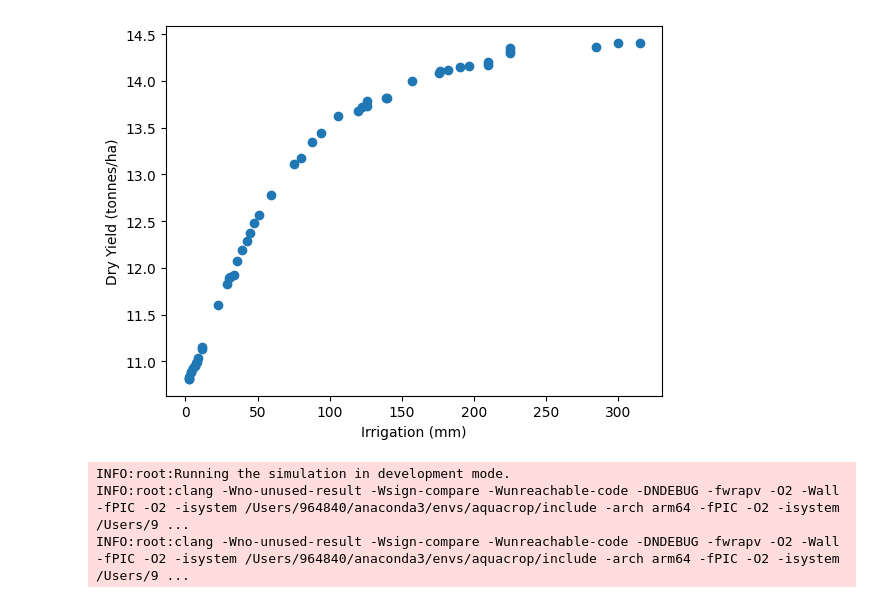
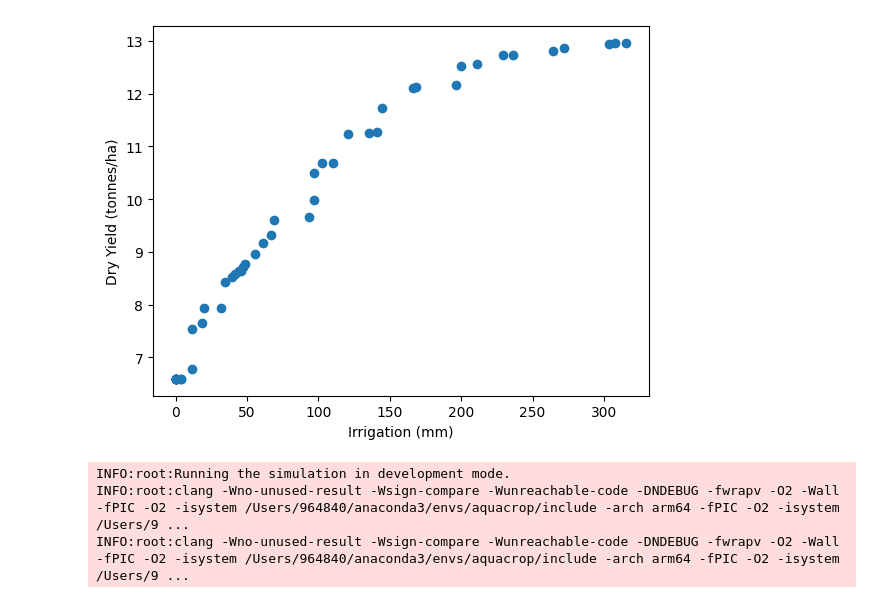
Before and after one commit to danyoungday/evoaquacrop, a Jupyter notebook: analysis.ipynb, the cells around one changed output. Saved outputs shown, nothing was run; the diff lists cells and outputs as text; code cells hidden in the pictures.

```diff
--- a/analysis.ipynb
+++ b/analysis.ipynb
@@ -9,7 +9,7 @@ import pandas as pd
 import matplotlib.pyplot as plt
 from tqdm import tqdm
 # %%
-results_dir = Path("results/seedtest")
+results_dir = Path("results/batch")
 config = json.load(open(results_dir / "config.json"))
 gens = config["evolution_params"]["n_generations"]
 # %%
@@ -17,11 +17,13 @@ final_gen_df = pd.read_csv(results_dir / f"{gens}.csv")
 final_pareto = final_gen_df[final_gen_df["rank"] == 1]
 # %%
 plt.scatter(-1 * final_pareto["irrigation"], final_pareto["yield"])
+plt.ylabel("Dry Yield (tonnes/ha)")
+plt.xlabel("Irrigation (mm)")
 plt.xlabel("Irrigation (mm)")
 plt.ylabel("Dry Yield (tonnes/ha)")
 plt.show()
 # %% [output]
-[figure, old version]
+[figure, new version]
 # %%
 import numpy as np
 from evolution.evaluation.evaluator import Evaluator
```
Also changed, not shown: 19 other files.
